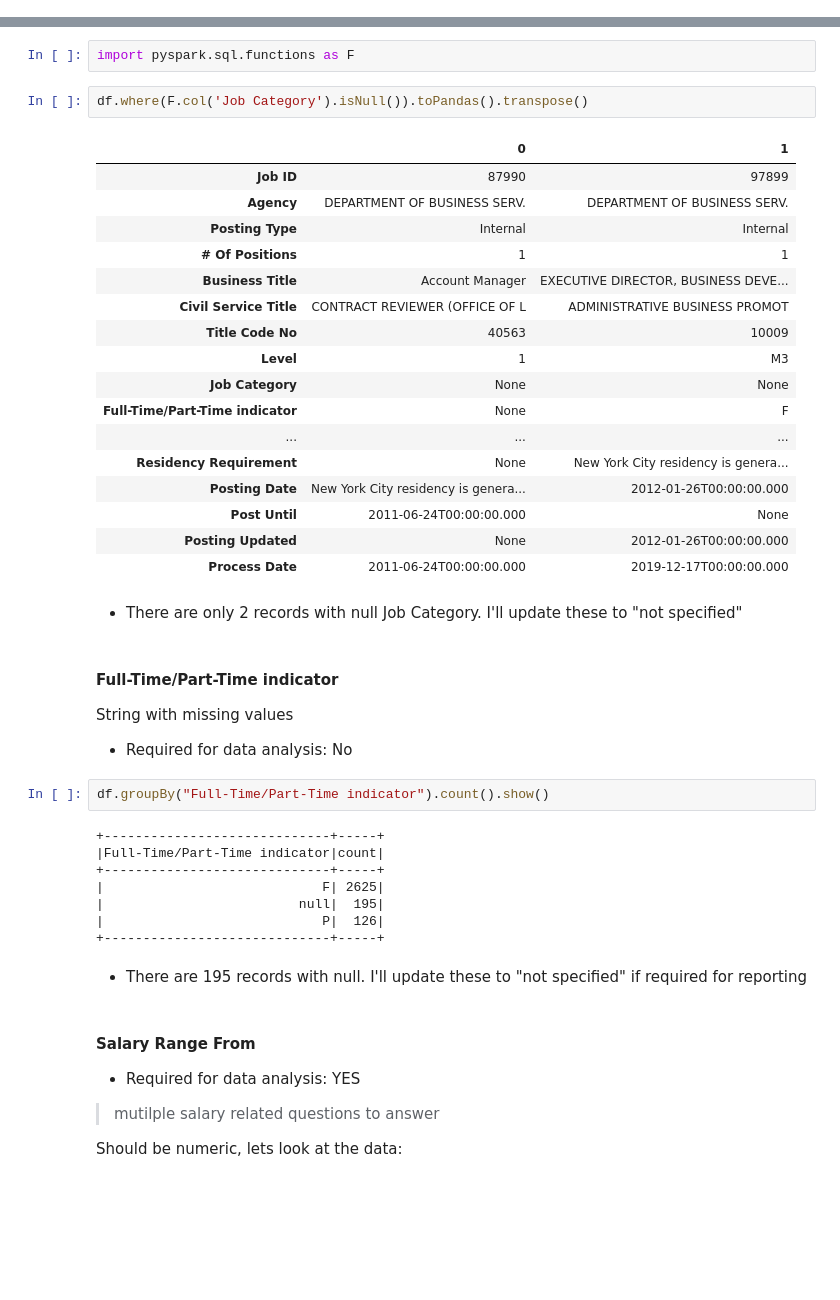
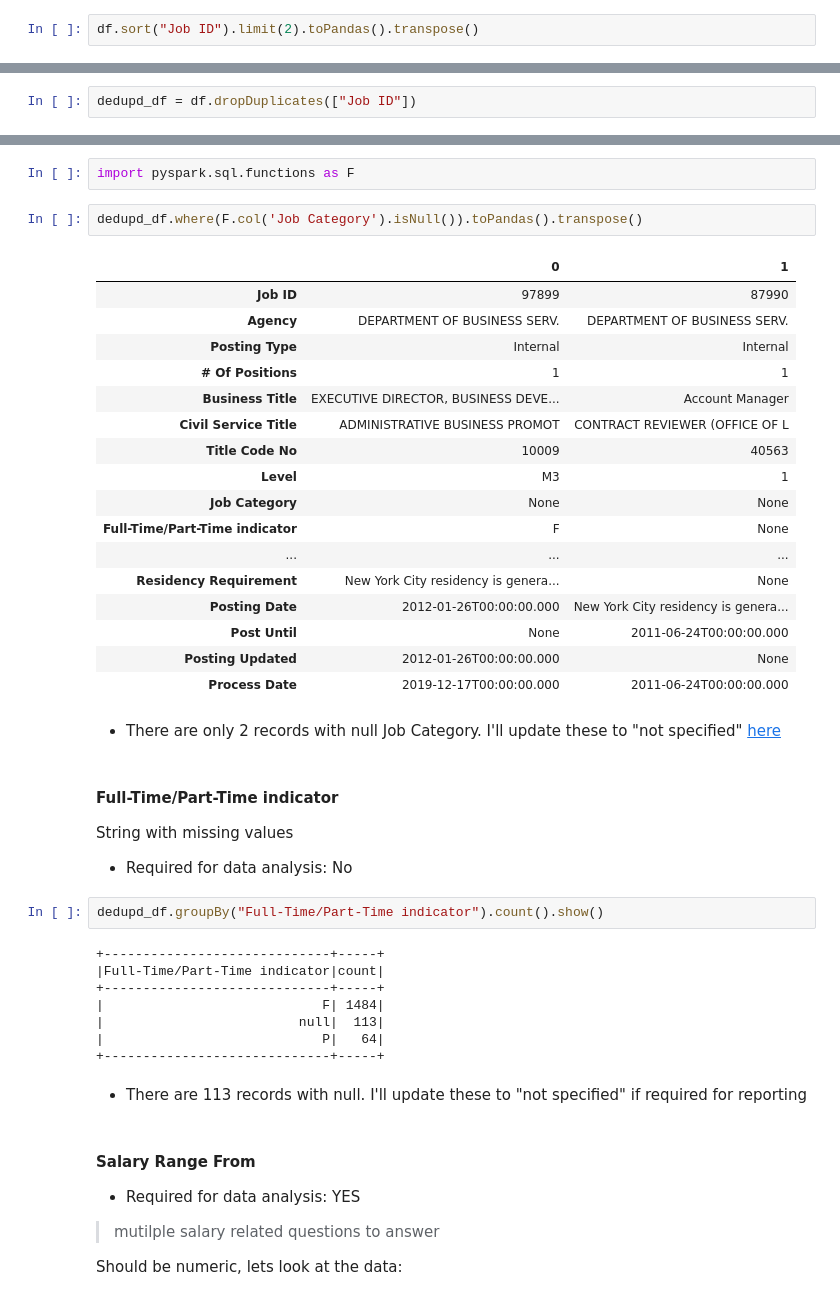
Before and after one commit to pvsidharthan/nse_analysis, a Jupyter notebook: src/notebook/data_analysis.ipynb, the cells around one changed output, grey strips where cells are left out. Saved outputs shown, nothing was run; the diff lists cells and outputs as text; blank space fills up the shorter version.

```diff
--- a/src/notebook/data_analysis.ipynb
+++ b/src/notebook/data_analysis.ipynb
@@ -205,0 +221,2 @@ True
+# %%
+df.sort("Job ID").limit(2).toPandas().transpose()
@@ -205,0 +259,2 @@ True
+# %%
+dedupd_df = df.dropDuplicates(["Job ID"])
@@ -389,27 +496,27 @@ df_count - counts_map["Job Category"]
 # %%
 import pyspark.sql.functions as F
 # %%
-df.where(F.col('Job Category').isNull()).toPandas().transpose()
+dedupd_df.where(F.col('Job Category').isNull()).toPandas().transpose()
 # %% [output]
 |  | 0 | 1 |
-| Job ID | 87990 | 97899 |
+| Job ID | 97899 | 87990 |
 | Agency | DEPARTMENT OF BUSINESS SERV. | DEPARTMENT OF BUSINESS SERV. |
 | Posting Type | Internal | Internal |
 | # Of Positions | 1 | 1 |
-| Business Title | Account Manager | EXECUTIVE DIRECTOR, BUSINESS DEVE... |
-| Civil Service Title | CONTRACT REVIEWER (OFFICE OF L | ADMINISTRATIVE BUSINESS PROMOT |
-| Title Code No | 40563 | 10009 |
-| Level | 1 | M3 |
+| Business Title | EXECUTIVE DIRECTOR, BUSINESS DEVE... | Account Manager |
+| Civil Service Title | ADMINISTRATIVE BUSINESS PROMOT | CONTRACT REVIEWER (OFFICE OF L |
+| Title Code No | 10009 | 40563 |
+| Level | M3 | 1 |
 | Job Category | None | None |
-| Full-Time/Part-Time indicator | None | F |
+| Full-Time/Part-Time indicator | F | None |
 | ... | ... | ... |
-| Residency Requirement | None | New York City residency is genera... |
-| Posting Date | New York City residency is genera... | 2012-01-26T00:00:00.000 |
-| Post Until | 2011-06-24T00:00:00.000 | None |
-| Posting Updated | None | 2012-01-26T00:00:00.000 |
-| Process Date | 2011-06-24T00:00:00.000 | 2019-12-17T00:00:00.000 |
+| Residency Requirement | New York City residency is genera... | None |
+| Posting Date | 2012-01-26T00:00:00.000 | New York City residency is genera... |
+| Post Until | None | 2011-06-24T00:00:00.000 |
+| Posting Updated | 2012-01-26T00:00:00.000 | None |
+| Process Date | 2019-12-17T00:00:00.000 | 2011-06-24T00:00:00.000 |
 # %% [markdown]
-- There are only 2 records with null Job Category.  I'll update these to "not specified"
+- There are only 2 records with null Job Category.  I'll update these to "not specified" [here](pre_processing_and_wrangling.ipynb#job_category)
 # %% [markdown]
 #### Full-Time/Part-Time indicator
 
@@ -417,17 +524,17 @@ String with missing values
 
 * Required for data analysis:  No
 # %%
-df.groupBy("Full-Time/Part-Time indicator").count().show()
+dedupd_df.groupBy("Full-Time/Part-Time indicator").count().show()
 # %% [output]
 +-----------------------------+-----+
 |Full-Time/Part-Time indicator|count|
 +-----------------------------+-----+
-|                            F| 2625|
-|                         null|  195|
-|                            P|  126|
+|                            F| 1484|
+|                         null|  113|
+|                            P|   64|
 +-----------------------------+-----+
 # %% [markdown]
-- There are 195 records with null.  I'll update these to "not specified" if required for reporting
+- There are 113 records with null.  I'll update these to "not specified" if required for reporting
 # %% [markdown]
 #### Salary Range From
 
```
Also changed, not shown: parts of 61 cells of this notebook, 28 other files.
